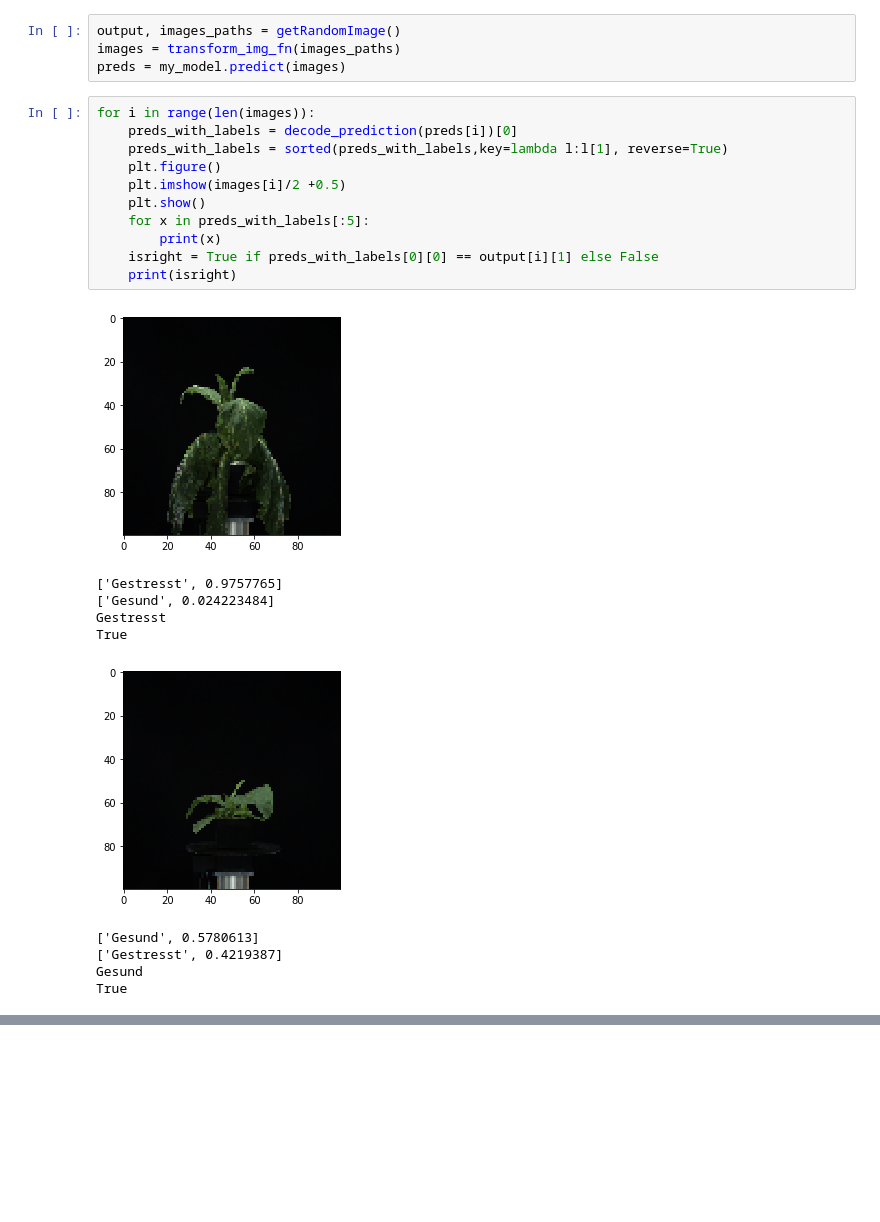
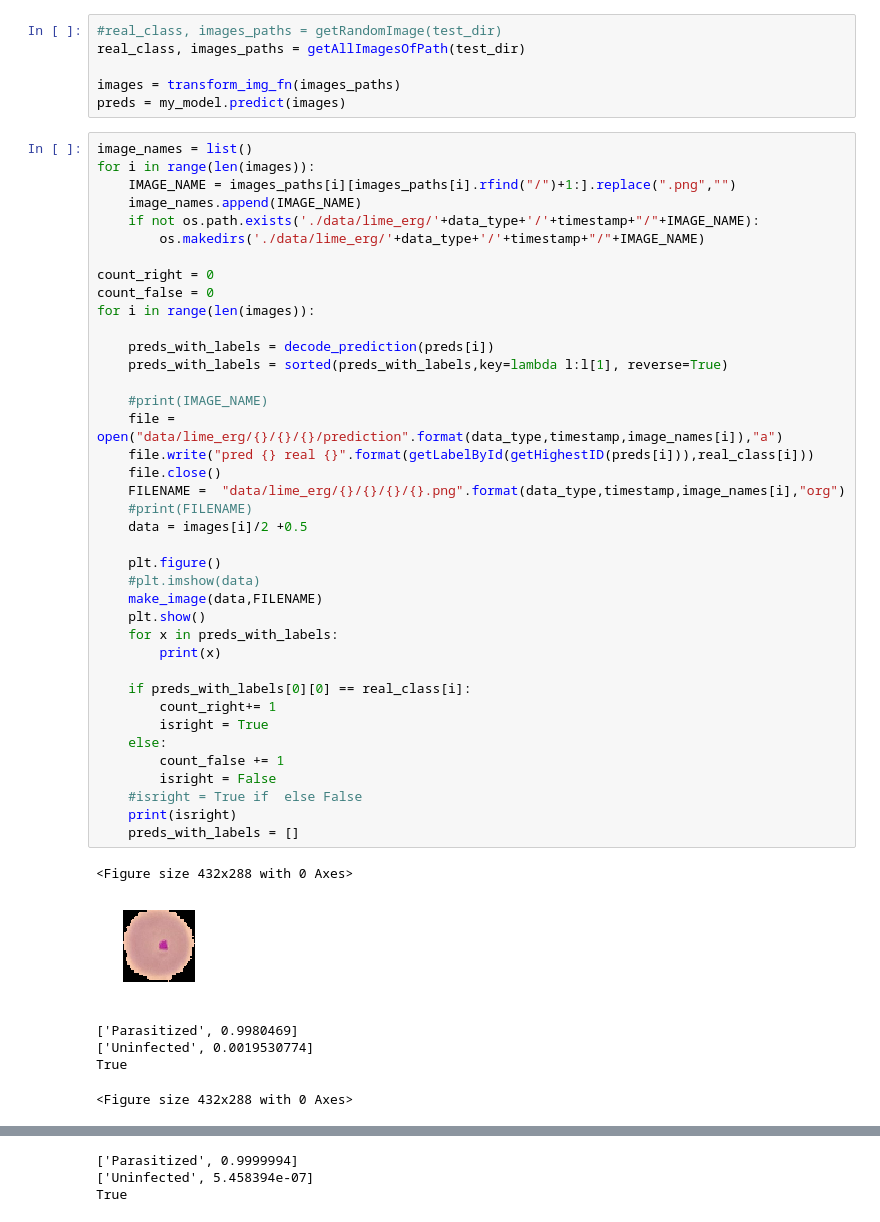
Before and after one commit to LudwigSchallner/limeandcnn, a Jupyter notebook: LIME.ipynb, the cells around one changed output, grey strips where cells are left out. Cells and saved outputs as stored; diff of their text form; blank space fills up the shorter version.

```diff
--- a/LIME.ipynb
+++ b/LIME.ipynb
@@ -92,26 +129,52 @@ Model loaded> trainedModels/tabak/completetrain/tabak_3-conv-64-nodes-0-dense-28
 # %%
-output, images_paths = getRandomImage()
+#real_class, images_paths = getRandomImage(test_dir)
+real_class, images_paths = getAllImagesOfPath(test_dir)
+
 images = transform_img_fn(images_paths)
 preds = my_model.predict(images)
-# %%
-for i in range(len(images)):
-    preds_with_labels = decode_prediction(preds[i])[0]
-    preds_with_labels = sorted(preds_with_labels,key=lambda l:l[1], reverse=True)
-    plt.figure()
-    plt.imshow(images[i]/2 +0.5)
-    plt.show()
-    for x in preds_with_labels[:5]:
-        print(x)
-    isright = True if preds_with_labels[0][0] == output[i][1] else False
-    print(isright)
-# %% [output]
-[figure, removed]
-['Gestresst', 0.9757765]
-['Gesund', 0.024223484]
-Gestresst
-True
-[figure, removed]
-['Gesund', 0.5780613]
-['Gestresst', 0.4219387]
-Gesund
-True
+# %%
+image_names = list()
+for i in range(len(images)):
+    IMAGE_NAME = images_paths[i][images_paths[i].rfind("/")+1:].replace(".png","")
+    image_names.append(IMAGE_NAME)
+    if not os.path.exists('./data/lime_erg/'+data_type+'/'+timestamp+"/"+IMAGE_NAME):
+        os.makedirs('./data/lime_erg/'+data_type+'/'+timestamp+"/"+IMAGE_NAME)
+
+count_right = 0
+count_false = 0
+for i in range(len(images)):
+
+    preds_with_labels = decode_prediction(preds[i])
+    preds_with_labels = sorted(preds_with_labels,key=lambda l:l[1], reverse=True)
+
+    #print(IMAGE_NAME)
+    file = open("data/lime_erg/{}/{}/{}/prediction".format(data_type,timestamp,image_names[i]),"a")
+    file.write("pred {} real {}".format(getLabelById(getHighestID(preds[i])),real_class[i]))
+    file.close()
+    FILENAME =  "data/lime_erg/{}/{}/{}/{}.png".format(data_type,timestamp,image_names[i],"org")
+    #print(FILENAME)
+    data = images[i]/2 +0.5
+
+    plt.figure()
+    #plt.imshow(data)
+    make_image(data,FILENAME)
+    plt.show()
+    for x in preds_with_labels:
+        print(x)
+
+    if preds_with_labels[0][0] == real_class[i]:
+        count_right+= 1
+        isright = True
+    else:
+        count_false += 1
+        isright = False
+    #isright = True if  else False
+    print(isright)
+    preds_with_labels = []
+# %% [output]
+<Figure size 432x288 with 0 Axes>
+[figure, added]
+['Parasitized', 0.9980469]
+['Uninfected', 0.0019530774]
+True
+<Figure size 432x288 with 0 Axes>
@@ -117,0 +182,3 @@ True
+['Parasitized', 0.9999994]
+['Uninfected', 5.458394e-07]
+True
```
Also changed, not shown: parts of 15 cells of this notebook, 40 other files.
